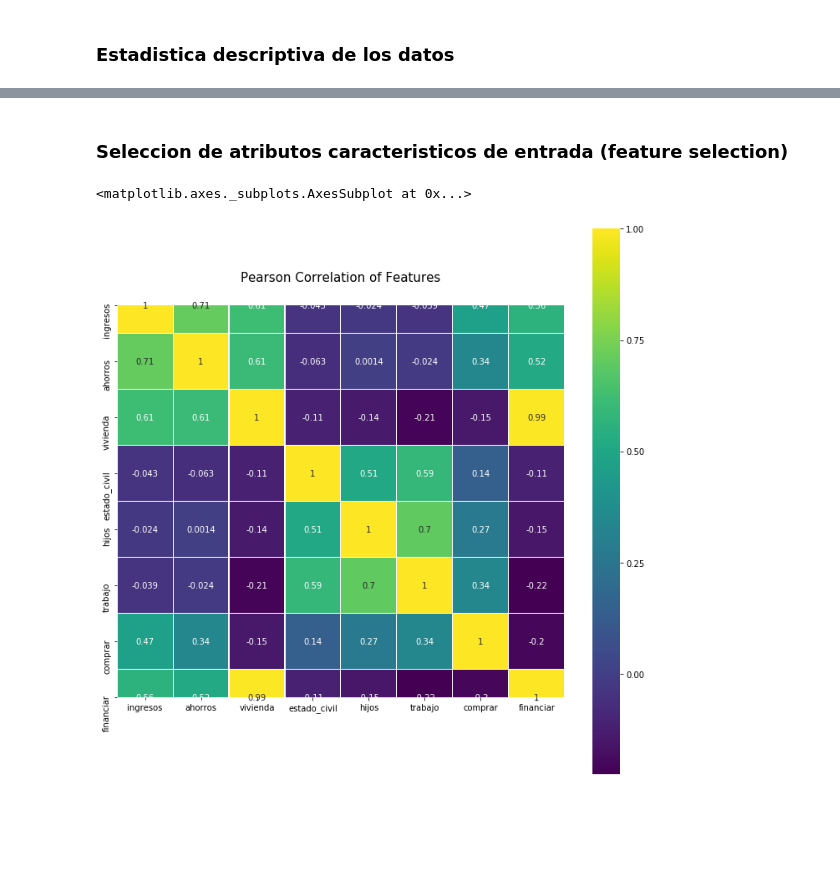
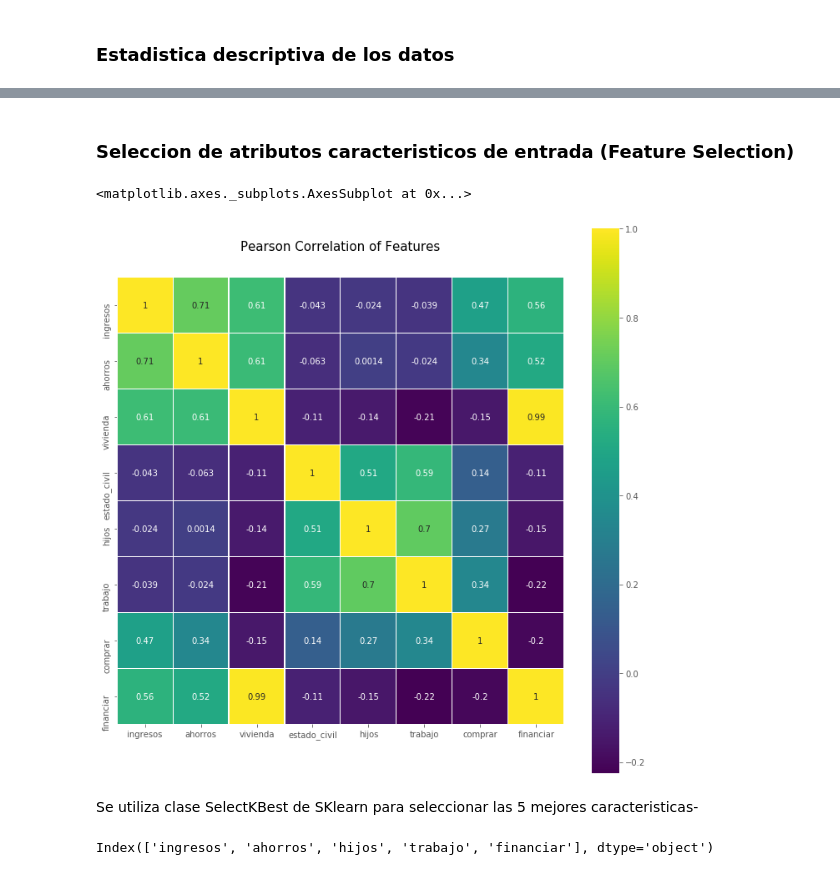
Before and after one commit to cruzdavid3/IA-clase-m5, a Jupyter notebook: Practica Bayes.ipynb, the cells around one changed output, grey strips where cells are left out. Cells and saved outputs as stored; diff of their text form; code cells hidden in the pictures; blank space fills up the shorter version.

```diff
--- a/Practica Bayes.ipynb
+++ b/Practica Bayes.ipynb
@@ -12,8 +12,11 @@ import numpy as np
 import matplotlib.pyplot as plt
 from matplotlib import colors
 import seaborn as sb
+
 %matplotlib inline
-plt.rcParams['figure.figsize']= (16,9)
+plt.rcParams['figure.figsize']=(16,9)
+plt.style.use('ggplot')
+
 from sklearn.model_selection import train_test_split
 from sklearn.metrics import classification_report
 from sklearn.metrics import confusion_matrix
@@ -70,8 +74,8 @@ dataframe.drop(['gastos_fijos','gastos_otros','pago_auto'],axis=1).head(10)
 # %% [markdown]
 ### Estadistica descriptiva de los datos
 # %%
-reduce = dataframe.drop(['gastos_fijos','gastos_otros','pago_auto'], axis=1)
-reduce.describe()
+reduced=dataframe.drop(['gastos_fijos','gastos_otros','pago_auto'], axis=1)
+reduced.describe()
 # %% [output]
 |  | ingresos | ahorros | vivienda | estado_civil | hijos | trabajo | comprar | financiar |
 | count | 202.000000 | 202.000000 | 202.000000 | 202.000000 | 202.000000 | 202.000000 | 202.000000 | 202.000000 |
@@ -83,12 +87,25 @@ reduce.describe()
 | 75% | 6374.500000 | 52150.750000 | 444482.000000 | 2.000000 | 2.000000 | 7.000000 | 1.000000 | 393413.000000 |
 | max | 7984.000000 | 69934.000000 | 669540.000000 | 2.000000 | 4.000000 | 8.000000 | 1.000000 | 618621.000000 |
 # %% [markdown]
-### Seleccion de atributos caracteristicos de entrada (feature selection)
+### Seleccion de atributos caracteristicos de entrada (Feature Selection)
 # %%
 colormap=plt.cm.viridis
 plt.figure(figsize=(12,12))
-plt.title('Pearson Correlation of Features', y=1.05,size=15)
-sb.heatmap(reduce.astype(float).corr(),linewidth=0.1, vmax=1.0, square=True,cmap=colormap,linecolor='white',annot= True)
+plt.title('Pearson Correlation of Features', y=1.05, size=15)
+sb.heatmap(reduced.astype(float).corr(),linewidth=0.1,vmax=1.0, square=True, cmap=colormap, linecolor='white',annot=True)
 # %% [output]
 <matplotlib.axes._subplots.AxesSubplot at 0x...>
-[figure, old version]
+[figure, new version]
+# %% [markdown]
+Se utiliza clase SelectKBest de SKlearn para seleccionar las 5 mejores caracteristicas-
+# %%
+x=dataframe.drop(['comprar'], axis=1)
+y=dataframe['comprar']
+
+best=SelectKBest(k=5)
+x_new=best.fit_transform(x,y)
+x_new.shape
+selected=best.get_support(indices=True)
+print(x.columns[selected])
+# %% [output]
+Index(['ingresos', 'ahorros', 'hijos', 'trabajo', 'financiar'], dtype='object')
```
Also changed, not shown: parts of 26 cells of this notebook.
